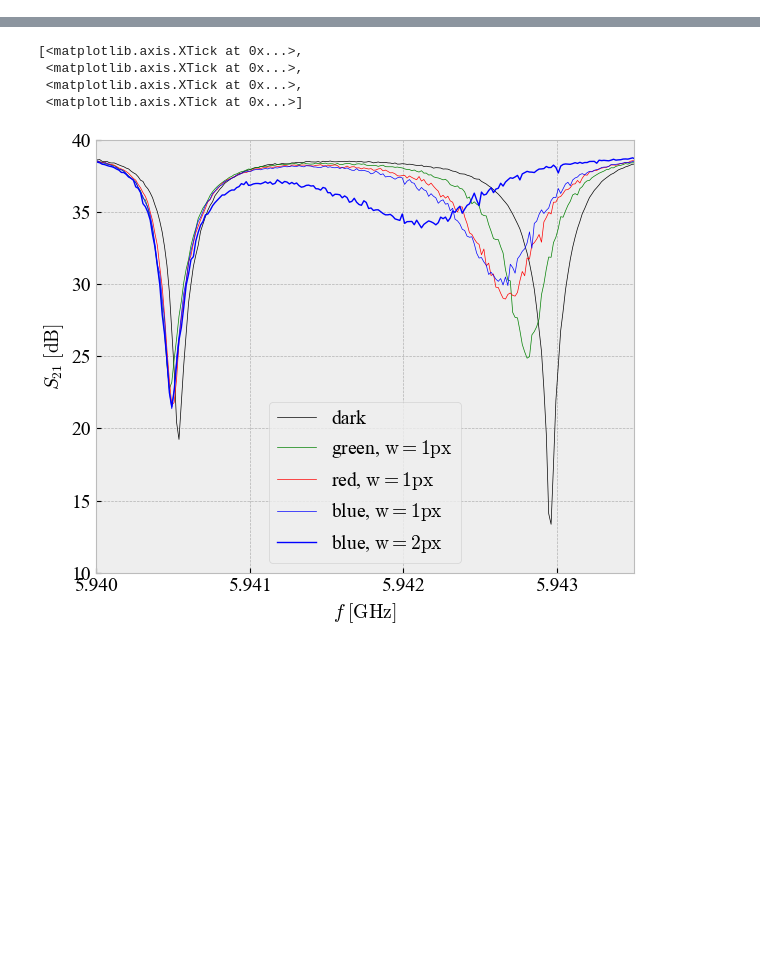
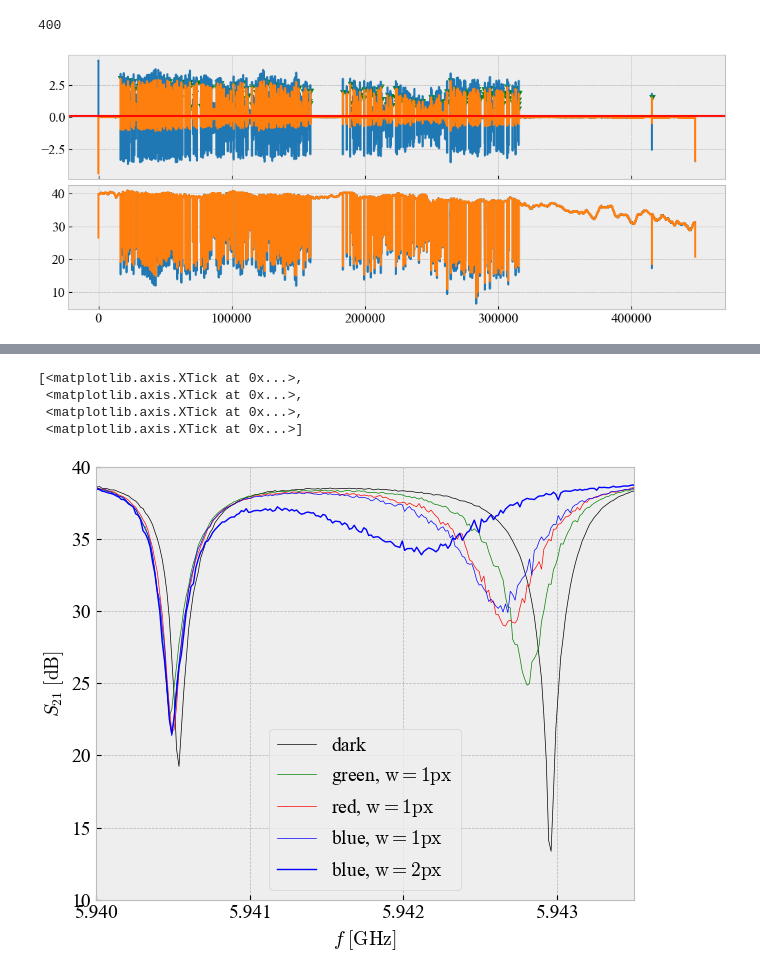
Before and after one commit to wilbertras/spatial-mapping, a Jupyter notebook: linewidth.ipynb, the cells around one changed output, grey strips where cells are left out. Saved outputs shown, nothing was run; the diff lists cells and outputs as text; code cells hidden in the pictures; blank space fills up the shorter version.

```diff
--- a/linewidth.ipynb
+++ b/linewidth.ipynb
@@ -1,12 +1,35 @@
 # %%
 import numpy as np
 import matplotlib.pyplot as plt
-from scipy.signal import find_peaks
+from matplotlib import colormaps
+from scipy.signal import find_peaks, convolve
 import matplotlib as mpl
-mpl.style.use('bmh')
-mpl.rcParams['axes.prop_cycle'] = mpl.rcParamsDefault['axes.prop_cycle']
-mpl.rcParams['font.family'] = 'serif'
-mpl.rcParams['font.serif'] = 'Times New Roman'
-mpl.rcParams.update({'font.size': 14})
-mpl.rcParams["mathtext.default"] = 'rm'
+from glob import glob
+
 %matplotlib widget
+# %%
+s21 = np.load('VNAsweep_s21_5-9GHz.npy')
+freqs = np.load('VNAsweep_freqs_5-9GHz.npy')
+# %%
+sw = 3
+mph = 0.11
+window = np.ones(sw)/sw
+smooth_s21 = convolve(s21, window, mode='same')
+ds21 = np.diff(smooth_s21, 1)
+smooth_ds21 = np.convolve(ds21, window)
+d2s21 = np.diff(smooth_ds21, 1)
+
+fig, ax = plt.subplot_mosaic('a;b', sharex=True, figsize=(10, 4), constrained_layout=True)
+ax['a'].plot(smooth_ds21)
+ax['a'].plot(d2s21)
+ax['a'].axhline(mph, c='r')
+ax['b'].plot(s21)
+ax['b'].plot(smooth_s21)
+
+locs, props = find_peaks(d2s21, height=mph, prominence=mph/2)
+heights = props['peak_heights']
+ax['a'].scatter(locs, heights, marker='v', c='g')
+print(len(locs))
+# %% [output]
+400
+[figure, added]
```
Also changed, not shown: parts of 5 cells of this notebook, 39 other files.
